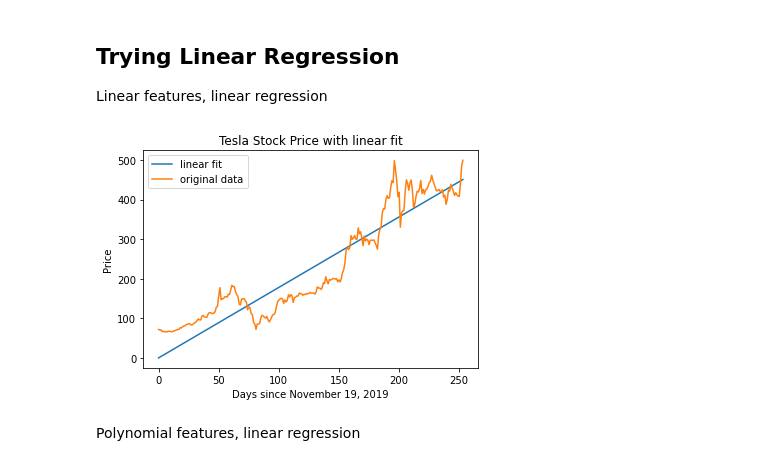
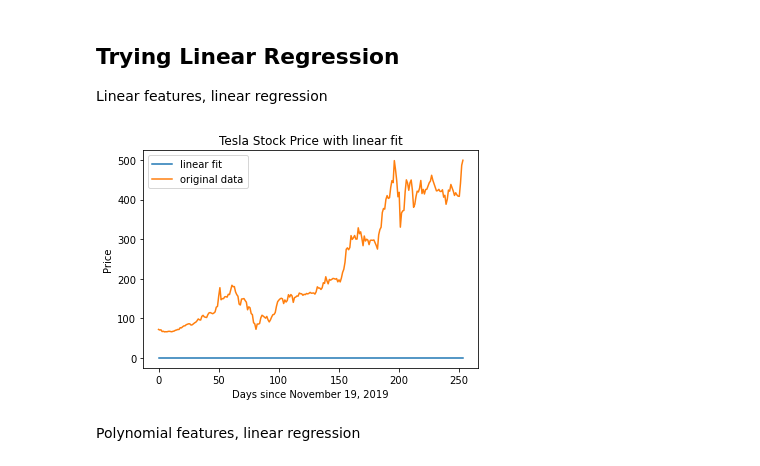
Before and after one commit to adamchang2000/cs189-project-t-arima, a Jupyter notebook: ARIMA_notebook.ipynb, the cells around one changed output. Cells and saved outputs as stored; diff of their text form; code cells hidden in the pictures.

```diff
--- a/CS189 Project T ARIMA.ipynb
+++ b/ARIMA_notebook.ipynb
@@ -43,17 +55,21 @@ Clearly a basic linear model wouldn't be able to model such a function of time d
 Linear features, linear regression
 # %%
 time_steps = np.arange(0, time.shape[0], 1).astype(np.int).reshape((time.shape[0], 1))
-w = np.linalg.lstsq(time_steps, price)[0]
+
+#TODO: run a least squares linear regression in the format Ax=b, A = time_steps, B = price
+#place the result in w
+#Hint: try np.linalg.lstsq
+w = 0
 
 plt.plot(time_steps, w * time_steps, label='linear fit')
 plt.plot(time_steps, price, label = 'original data')
 plt.legend()
 plt.title('Tesla Stock Price with linear fit')
 plt.xlabel('Days since November 19, 2019')
 plt.ylabel('Price')
 plt.show()
 # %% [output]
-[figure, old version]
+[figure, new version]
 # %% [markdown]
 Polynomial features, linear regression
 # %%
```
Also changed, not shown: parts of 12 cells of this notebook, 1 other file.
